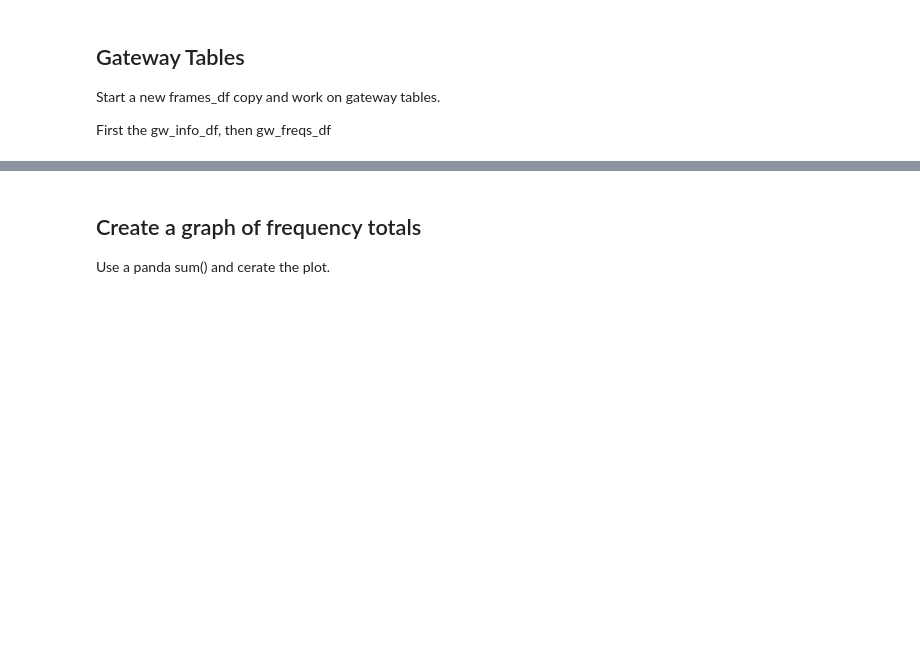
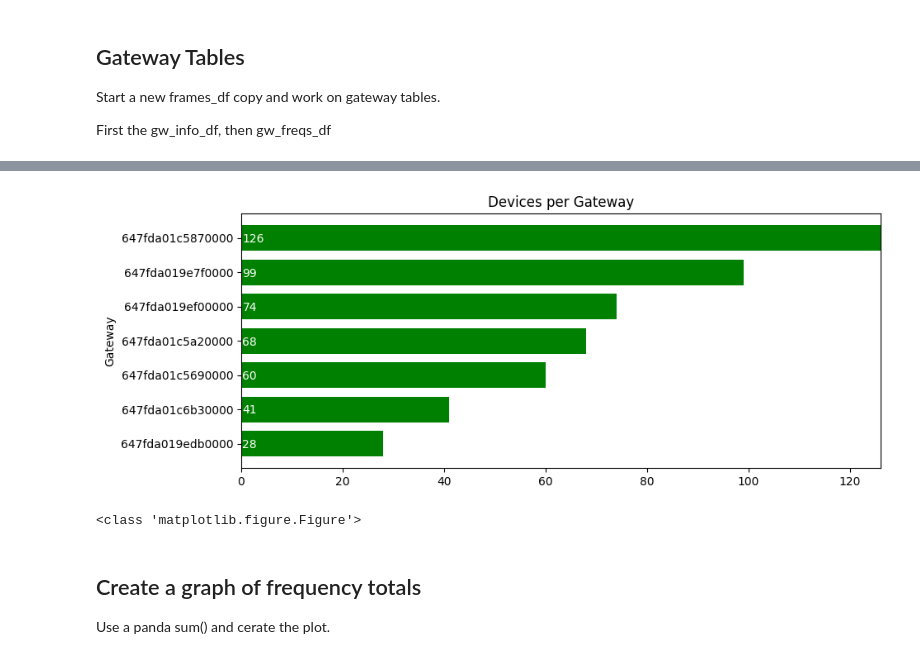
Before and after one commit to sheeriot/surveyor, a Jupyter notebook: notebooks/uplink_stats.ipynb, the cells around one changed output, grey strips where cells are left out. Cells and saved outputs as stored; diff of their text form; code cells hidden in the pictures; blank space fills up the shorter version.

```diff
--- a/notebooks/uplink_stats.ipynb
+++ b/notebooks/uplink_stats.ipynb
@@ -218,0 +360,30 @@ gw_freqs_df = gw_freqs_df.sort_values('frames', ascending=False)
+# %%
+x = gw_device_counts['gateway']
+y = gw_device_counts['devices']
+
+fig, ax = plt.subplots(figsize=(10, 4))
+
+width = 0.75 # the width of the bars
+ind = np.arange(len(y))  # the x locations for the groups
+bar_plot = ax.barh(ind, y, width, color="green", align='edge')
+ax.set_yticks(ind+width/2)
+ax.set_yticklabels(x, minor=False)
+
+def autolabel(bar_plot):
+    for idx,rect in enumerate(bar_plot):
+        ax.text(0.25, idx+.25, y[idx], color = 'white')
+autolabel(bar_plot)
+
+plt.margins(0,0.05)
+plt.title('Devices per Gateway')
+plt.ylabel('Gateway')
+
+# Rest of your code...
+
+plt.show()
+# %% [output]
+[figure, added]
+# %%
+print(type(fig))
+# %% [output]
+<class 'matplotlib.figure.Figure'>
```
Also changed, not shown: parts of 15 cells of this notebook, 4 other files.
